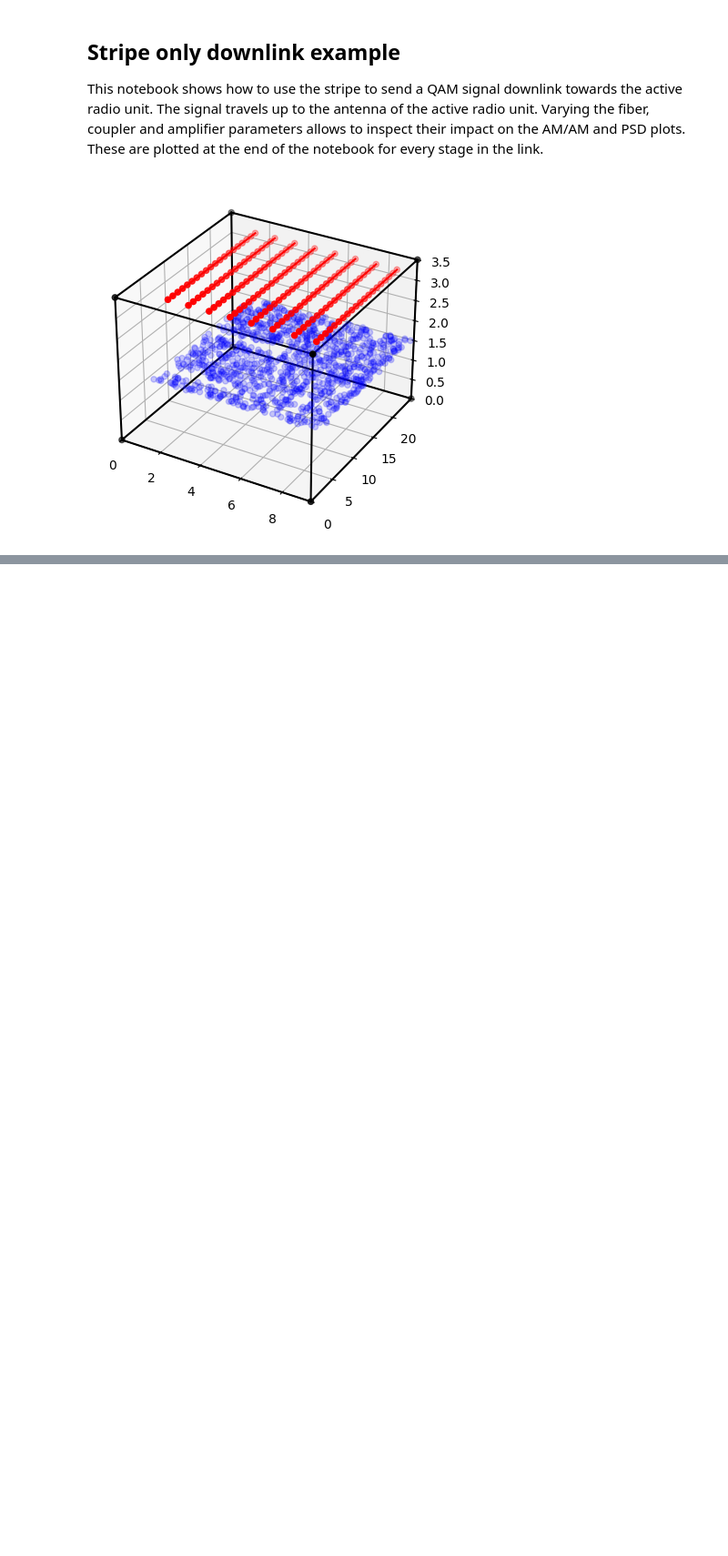
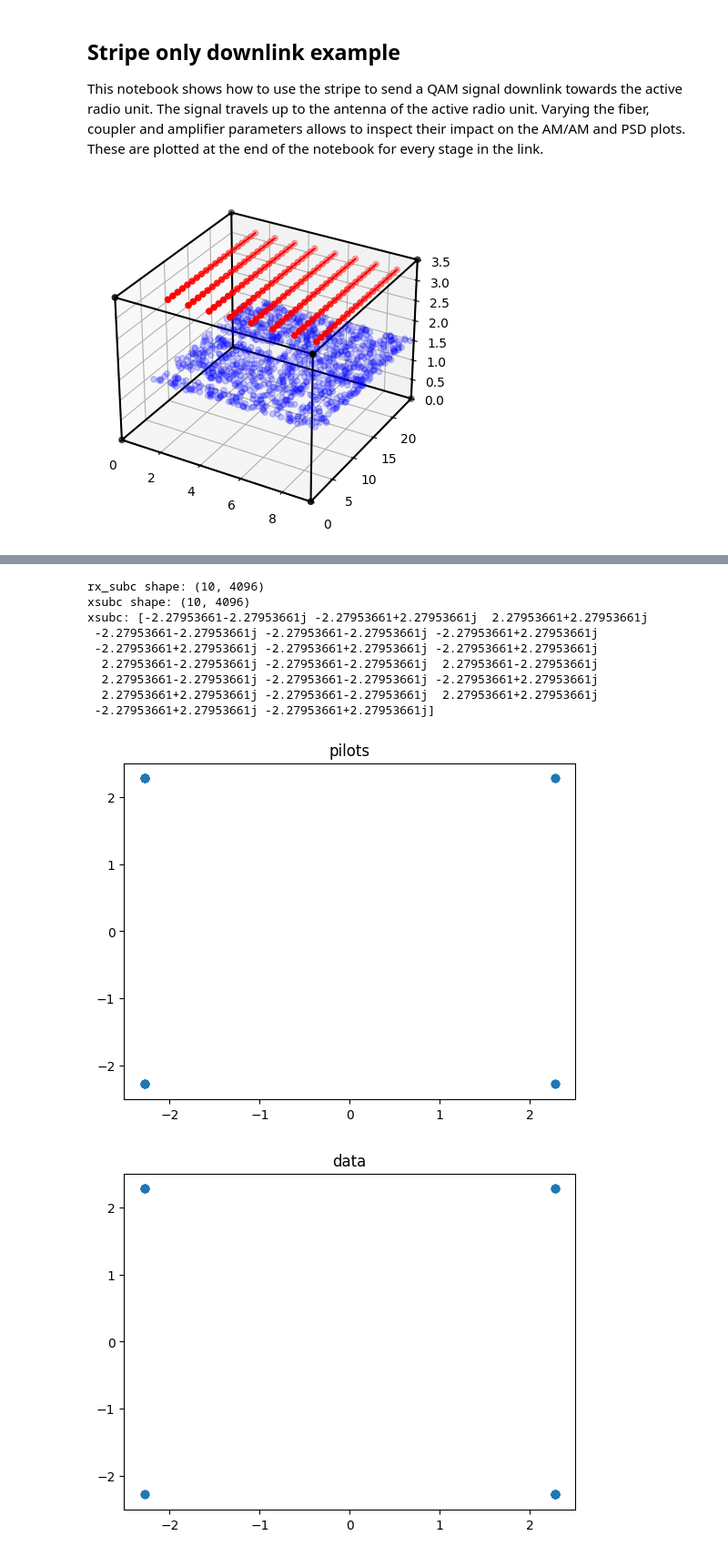
Before and after one commit to 6GTandem/6GTandem-simulator, a Jupyter notebook: examples/stripe_dl/example.ipynb, the cells around one changed output, grey strips where cells are left out. Shown at 91% size. Drawn from its saved outputs; the diff is of its cells as text; code cells hidden in the pictures; blank space fills up the shorter version.

```diff
--- a/examples/stripe_dl/example.ipynb
+++ b/examples/stripe_dl/example.ipynb
@@ -143,0 +177,29 @@ BER: 0.5000406901041666
+# %%
+print(f'rx_subc shape: {rx_subc.shape}')
+x_combined_freq = wf.ofdm_time_to_freq(ofdm_time)
+xsubc = wf.extract_subcarriers(x_combined_freq)
+print(f'xsubc shape: {xsubc.shape}')
+symbolidx = 0
+nr_symbols_to_print = 20
+print(f'xsubc: {xsubc[symbolidx, :nr_symbols_to_print]}')
+
+plt.title('pilots')
+plt.scatter(xsubc[symbolidx,:nr_symbols_to_print].real, xsubc[symbolidx,:nr_symbols_to_print].imag)
+plt.show()
+
+plt.title('data')
+symbolidx = 1
+plt.scatter(xsubc[symbolidx,:nr_symbols_to_print].real, xsubc[symbolidx,:nr_symbols_to_print].imag)
+plt.show()
+# %% [output]
+rx_subc shape: (10, 4096)
+xsubc shape: (10, 4096)
+xsubc: [-2.27953661-2.27953661j -2.27953661+2.27953661j  2.27953661+2.27953661j
+ -2.27953661-2.27953661j -2.27953661-2.27953661j -2.27953661+2.27953661j
+ -2.27953661+2.27953661j -2.27953661+2.27953661j -2.27953661+2.27953661j
+  2.27953661-2.27953661j -2.27953661-2.27953661j  2.27953661-2.27953661j
+  2.27953661-2.27953661j -2.27953661-2.27953661j -2.27953661+2.27953661j
+  2.27953661+2.27953661j -2.27953661-2.27953661j  2.27953661+2.27953661j
+ -2.27953661+2.27953661j -2.27953661+2.27953661j]
+[figure, added]
+[figure, added]
```
Also changed, not shown: parts of 8 cells of this notebook.
